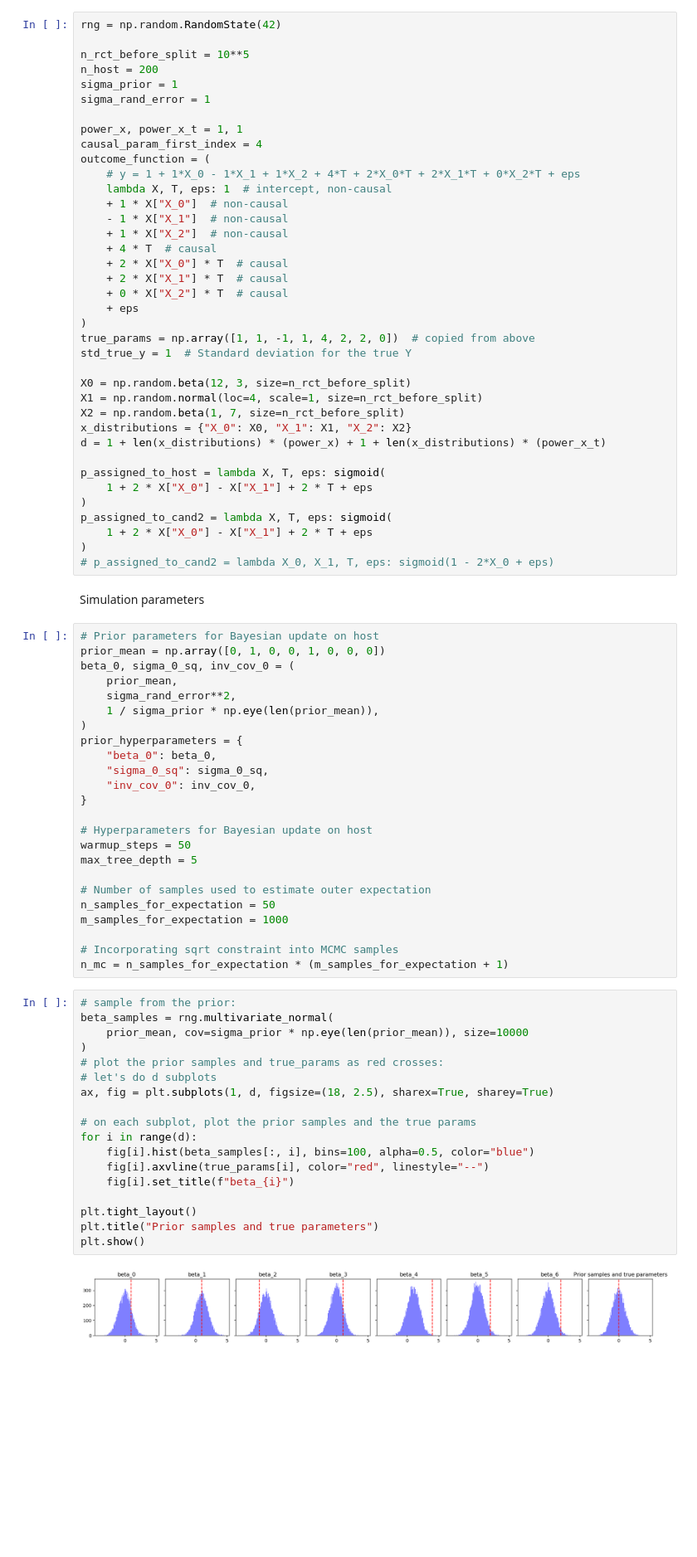
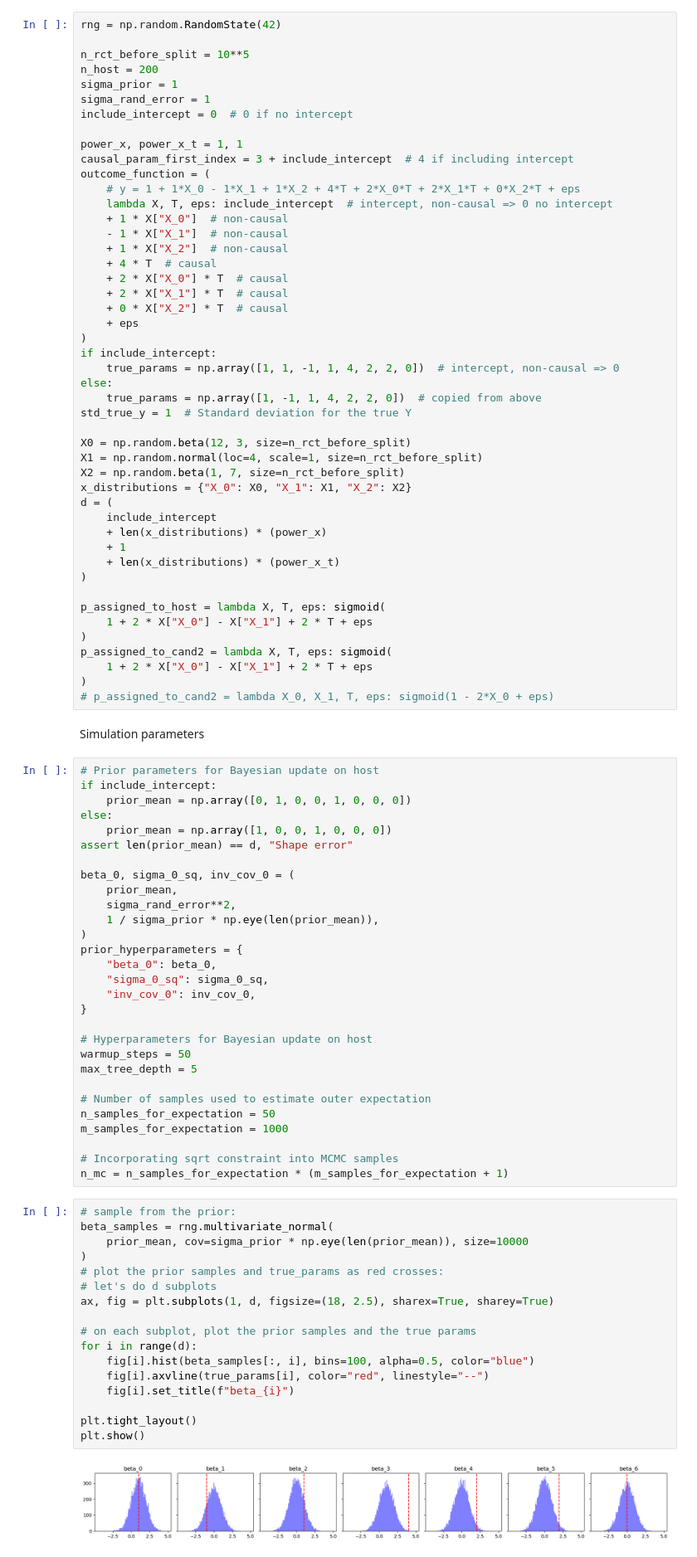
Before and after one commit to LucileTerminassian/causal_prospective_merge, a Jupyter notebook: notebooks/linear_synthetic.ipynb, the cells around one changed output. Shown at 83% size. Drawn from its saved outputs; the diff is of its cells as text; blank space fills up the shorter version.

Commit message:
intercept as optional; cleanup part of research_exp_utils

```diff
--- a/notebooks/linear_synthetic.ipynb
+++ b/notebooks/linear_synthetic.ipynb
@@ -32,12 +29,13 @@ n_rct_before_split = 10**5
 n_host = 200
 sigma_prior = 1
 sigma_rand_error = 1
+include_intercept = 0  # 0 if no intercept
 
 power_x, power_x_t = 1, 1
-causal_param_first_index = 4
+causal_param_first_index = 3 + include_intercept  # 4 if including intercept
 outcome_function = (
     # y = 1 + 1*X_0 - 1*X_1 + 1*X_2 + 4*T + 2*X_0*T + 2*X_1*T + 0*X_2*T + eps
-    lambda X, T, eps: 1  # intercept, non-causal
+    lambda X, T, eps: include_intercept  # intercept, non-causal => 0 no intercept
     + 1 * X["X_0"]  # non-causal
     - 1 * X["X_1"]  # non-causal
     + 1 * X["X_2"]  # non-causal
@@ -47,14 +45,22 @@ outcome_function = (
     + 0 * X["X_2"] * T  # causal
     + eps
 )
-true_params = np.array([1, 1, -1, 1, 4, 2, 2, 0])  # copied from above
+if include_intercept:
+    true_params = np.array([1, 1, -1, 1, 4, 2, 2, 0])  # intercept, non-causal => 0
+else:
+    true_params = np.array([1, -1, 1, 4, 2, 2, 0])  # copied from above
 std_true_y = 1  # Standard deviation for the true Y
 
 X0 = np.random.beta(12, 3, size=n_rct_before_split)
 X1 = np.random.normal(loc=4, scale=1, size=n_rct_before_split)
 X2 = np.random.beta(1, 7, size=n_rct_before_split)
 x_distributions = {"X_0": X0, "X_1": X1, "X_2": X2}
-d = 1 + len(x_distributions) * (power_x) + 1 + len(x_distributions) * (power_x_t)
+d = (
+    include_intercept
+    + len(x_distributions) * (power_x)
+    + 1
+    + len(x_distributions) * (power_x_t)
+)
 
 p_assigned_to_host = lambda X, T, eps: sigmoid(
     1 + 2 * X["X_0"] - X["X_1"] + 2 * T + eps
@@ -67,7 +73,12 @@ p_assigned_to_cand2 = lambda X, T, eps: sigmoid(
 Simulation parameters
 # %%
 # Prior parameters for Bayesian update on host
-prior_mean = np.array([0, 1, 0, 0, 1, 0, 0, 0])
+if include_intercept:
+    prior_mean = np.array([0, 1, 0, 0, 1, 0, 0, 0])
+else:
+    prior_mean = np.array([1, 0, 0, 1, 0, 0, 0])
+assert len(prior_mean) == d, "Shape error"
+
 beta_0, sigma_0_sq, inv_cov_0 = (
     prior_mean,
     sigma_rand_error**2,
@@ -92,23 +103,22 @@ n_mc = n_samples_for_expectation * (m_samples_for_expectation + 1)
 # %%
 # sample from the prior:
 beta_samples = rng.multivariate_normal(
     prior_mean, cov=sigma_prior * np.eye(len(prior_mean)), size=10000
 )
 # plot the prior samples and true_params as red crosses:
 # let's do d subplots
 ax, fig = plt.subplots(1, d, figsize=(18, 2.5), sharex=True, sharey=True)
 
 # on each subplot, plot the prior samples and the true params
 for i in range(d):
     fig[i].hist(beta_samples[:, i], bins=100, alpha=0.5, color="blue")
     fig[i].axvline(true_params[i], color="red", linestyle="--")
     fig[i].set_title(f"beta_{i}")
 
 plt.tight_layout()
-plt.title("Prior samples and true parameters")
 plt.show()
 # %% [output]
-[figure, old version]
+[figure, new version]
 # %%
 n_both_candidates_list = [200, 500, 1000]
 proportion = 1  # n_cand2 = prorportion * n_both_candidates_list
```
Also changed, not shown: parts of 9 cells of this notebook, 5 other files.
